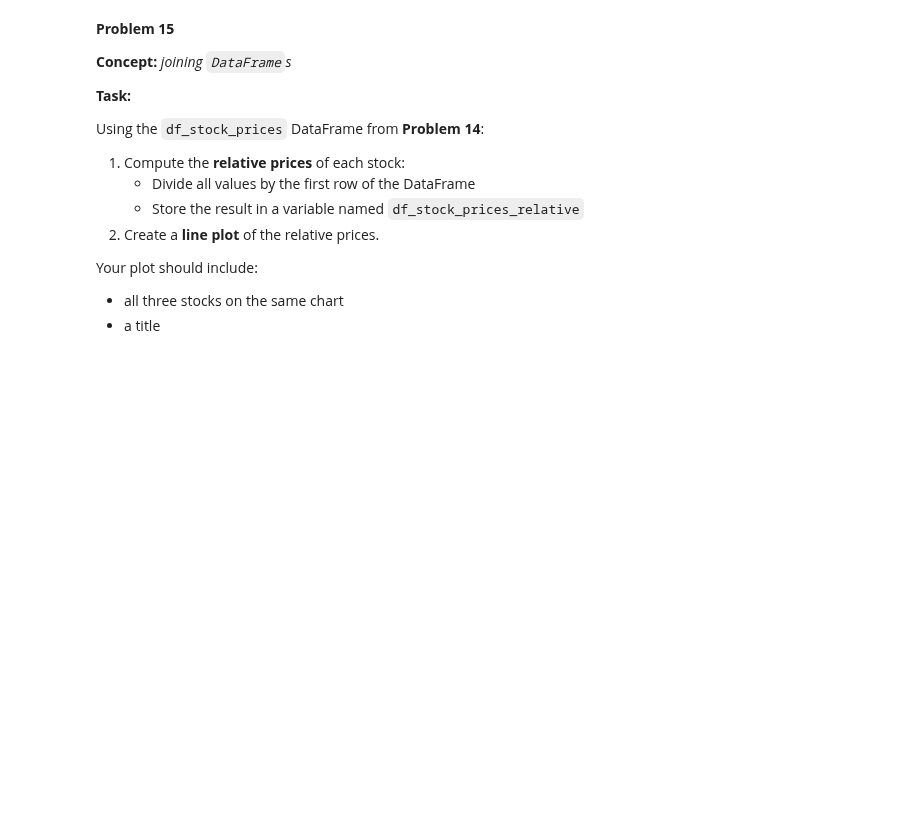
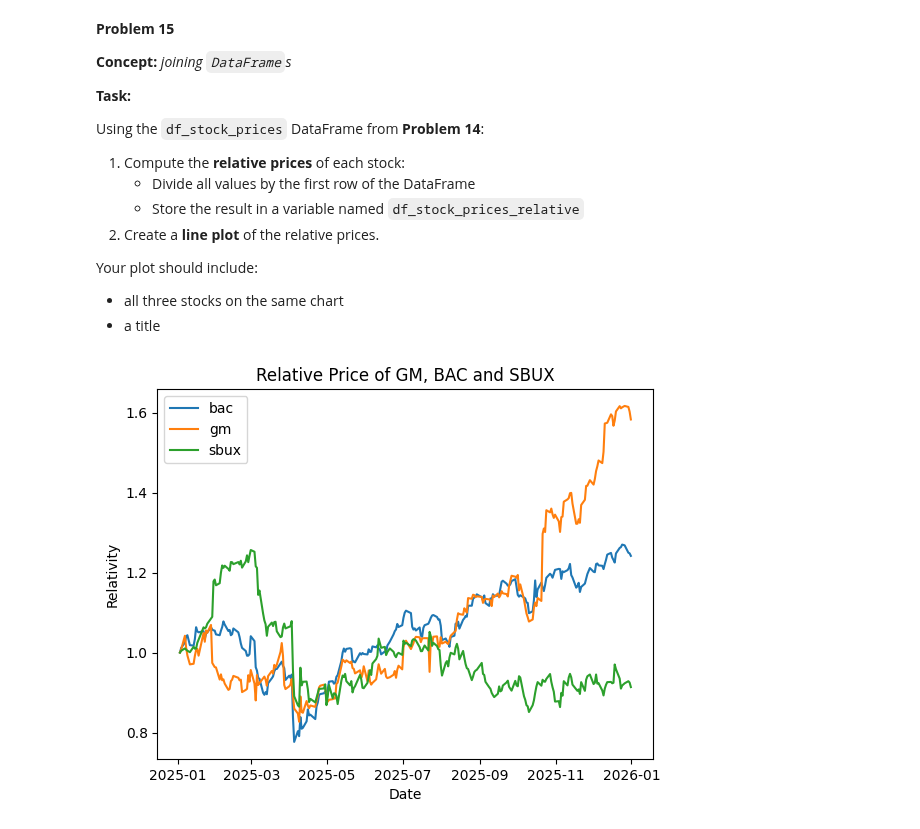
Before and after one commit to nrandazzo222/homework, a Jupyter notebook: week-11/homework.ipynb, the cells around one changed output. Drawn from its saved outputs; the diff is of its cells as text; code cells hidden in the pictures; blank space fills up the shorter version.

```diff
--- a/week-11/homework.ipynb
+++ b/week-11/homework.ipynb
@@ -660,0 +707,17 @@ Your plot should include:
+# %%
+# Your Solution
+
+df_stock_prices
+df_stock_prices_relative = pd.DataFrame()
+
+for col in ['bac', 'gm', 'sbux']:
+    df_stock_prices_relative[col] = df_stock_prices[col] / df_stock_prices[col].iloc[0]
+
+plt.plot(df_stock_prices_relative, label = df_stock_prices_relative.columns)
+plt.legend()
+plt.title('Relative Price of GM, BAC and SBUX')
+plt.xlabel('Date')
+plt.ylabel('Relativity')
+plt.show()
+# %% [output]
+[figure, added]
```
Also changed, not shown: parts of 9 cells of this notebook.
